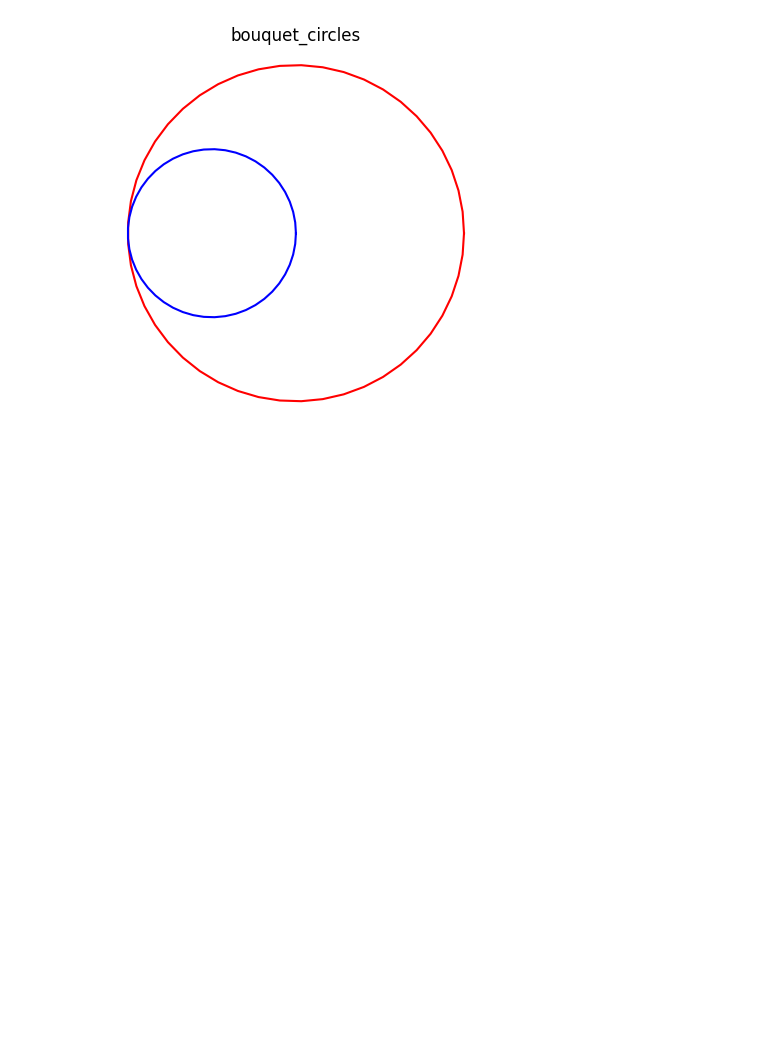
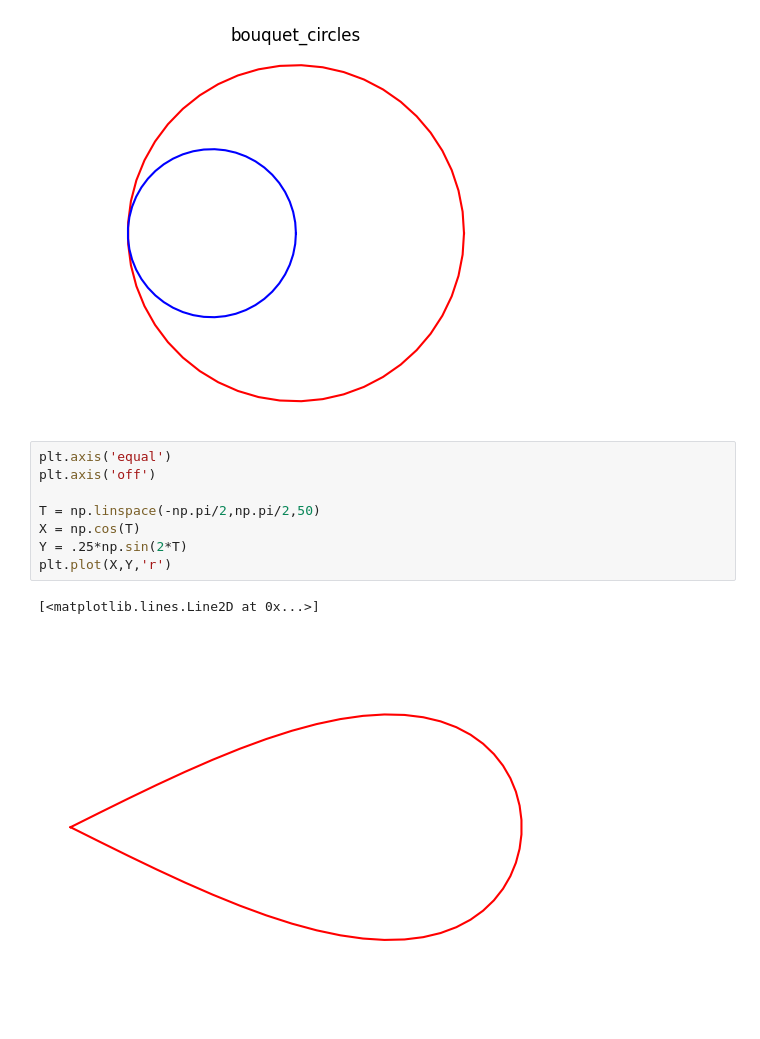
Before and after one commit to macbuse/ALG_TOP, a Jupyter notebook: homotopies.ipynb, the cells around one changed output. Saved outputs shown, nothing was run; the diff lists cells and outputs as text; blank space fills up the shorter version.

```diff
--- a/homotopies.ipynb
+++ b/homotopies.ipynb
@@ -346,3 +346,14 @@ for k, R in enumerate(1/np.arange(1,3)):
 plt.savefig(f'./IMAGES/{title}.png')
 # %% [output]
 [figure]
+# %%
+plt.axis('equal')
+plt.axis('off')
+
+T = np.linspace(-np.pi/2,np.pi/2,50)
+X = np.cos(T)
+Y = .25*np.sin(2*T)
+plt.plot(X,Y,'r')
+# %% [output]
+[<matplotlib.lines.Line2D at 0x...>]
+[figure, added]
```
Also changed, not shown: 3 other files.
